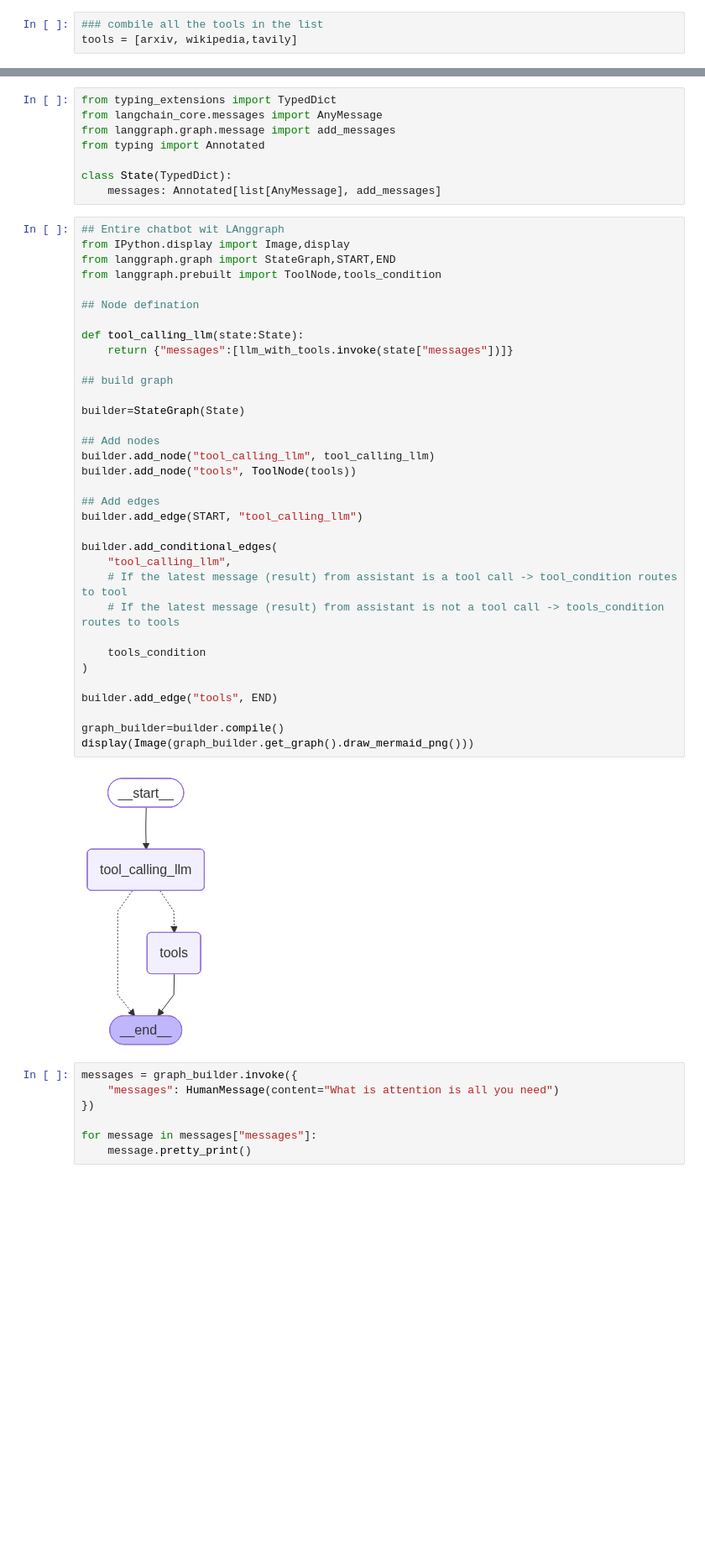
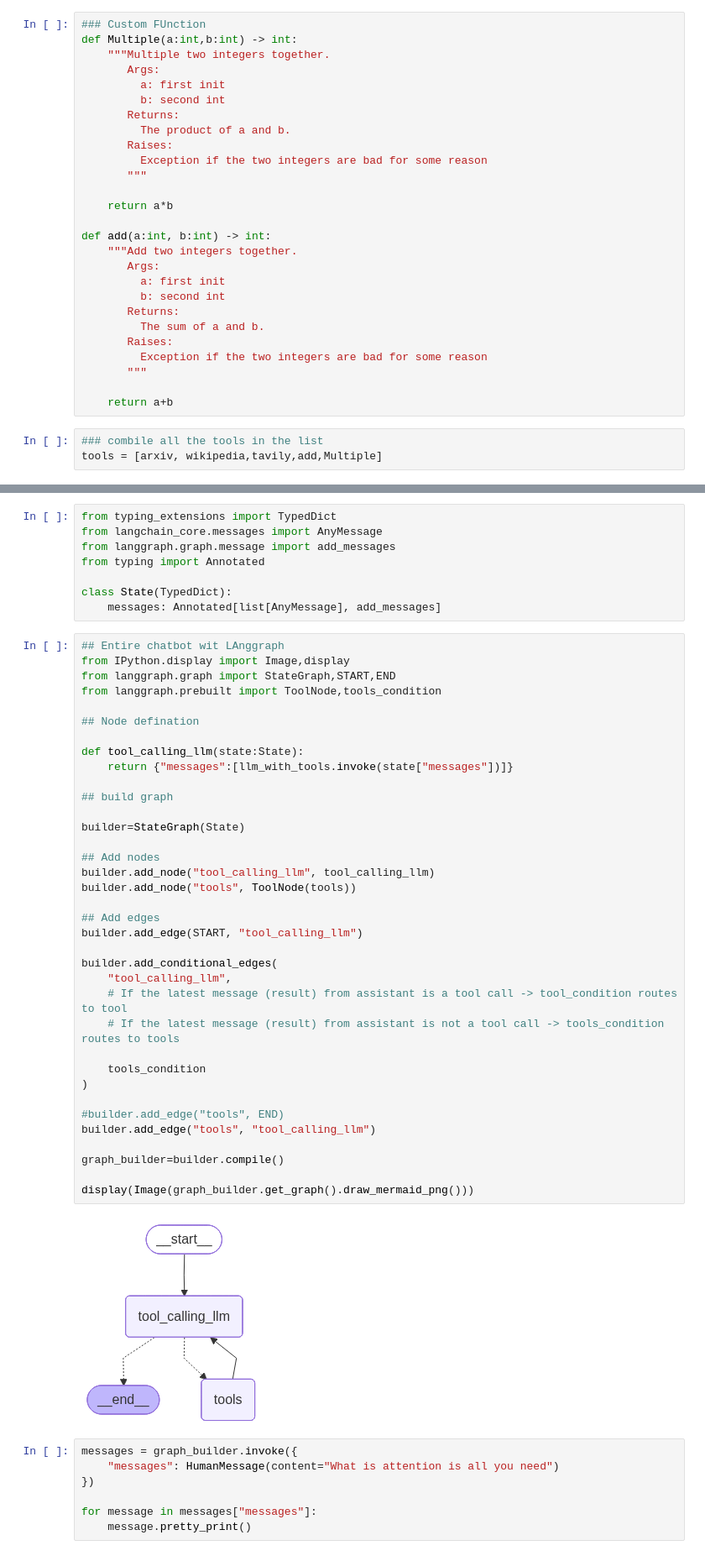
Before and after one commit to soumen321/aiops, a Jupyter notebook: agentic-ai-workspace/Langgrapph Basics/chatbotwithmultipetool.ipynb, the cells around one changed output, grey strips where cells are left out. Shown: that part at 84% size. Drawn from its saved outputs; the diff is of its cells as text; blank space fills up the shorter version.

```diff
--- a/agentic-ai-workspace/Langgrapph Basics/chatbotwithmultipetool.ipynb
+++ b/agentic-ai-workspace/Langgrapph Basics/chatbotwithmultipetool.ipynb
@@ -60,9 +60,36 @@ tavily.invoke("Provide me recent AI news for November")
   'url': 'https://hai.stanford.edu/ai-index/2025-ai-index-report',
   'content': 'Driven by increasingly capable small models, the inference cost for a system performing at the level of GPT-3.5 dropped over 280-fold between November 2022 and October 2024. At the hardw ...
   'score': 0.6018984}]
+# %%
+### Custom FUnction
+def Multiple(a:int,b:int) -> int:
+    """Multiple two integers together.
+       Args:
+         a: first init
+         b: second int
+       Returns:
+         The product of a and b.
+       Raises:
+         Exception if the two integers are bad for some reason
+       """
+
+    return a*b
+
+def add(a:int, b:int) -> int:
+    """Add two integers together.
+       Args:
+         a: first init
+         b: second int
+       Returns:
+         The sum of a and b.
+       Raises:
+         Exception if the two integers are bad for some reason
+       """
+
+    return a+b
 # %%
 ### combile all the tools in the list
-tools = [arxiv, wikipedia,tavily]
+tools = [arxiv, wikipedia,tavily,add,Multiple]
 # %%
 ## Initialisze the llm model
 
@@ -96,35 +123,37 @@ from langgraph.graph import StateGraph,START,END
 from langgraph.prebuilt import ToolNode,tools_condition
 
 ## Node defination
 
 def tool_calling_llm(state:State):
     return {"messages":[llm_with_tools.invoke(state["messages"])]}
 
 ## build graph
 
 builder=StateGraph(State)
 
 ## Add nodes
 builder.add_node("tool_calling_llm", tool_calling_llm)
 builder.add_node("tools", ToolNode(tools))
 
 ## Add edges
 builder.add_edge(START, "tool_calling_llm")
 
 builder.add_conditional_edges(
     "tool_calling_llm",
     # If the latest message (result) from assistant is a tool call -> tool_condition routes to tool
     # If the latest message (result) from assistant is not a tool call -> tools_condition routes to tools
 
     tools_condition
 )
 
-builder.add_edge("tools", END)
+#builder.add_edge("tools", END)
+builder.add_edge("tools", "tool_calling_llm")
 
 graph_builder=builder.compile()
+
 display(Image(graph_builder.get_graph().draw_mermaid_png()))
 # %% [output]
-[figure, old version]
+[figure, new version]
 # %%
 messages = graph_builder.invoke({
     "messages": HumanMessage(content="What is attention is all you need")
```
Also changed, not shown: parts of 9 cells of this notebook, 17 other files.
